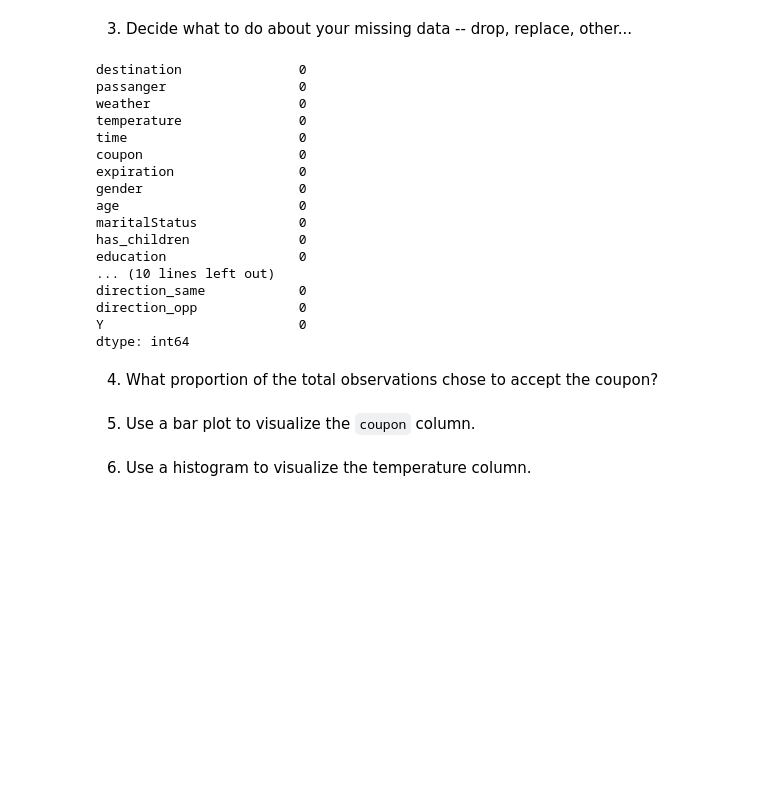
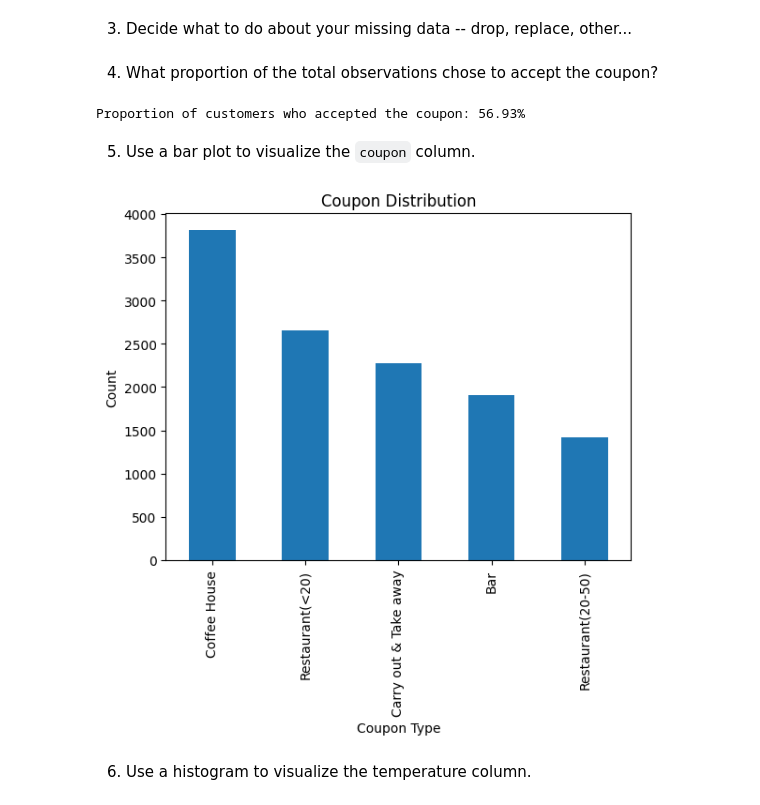
Before and after one commit to gowd-haraginadoni/ML-Will-Customer-Accept-Coupon, a Jupyter notebook: prompt.ipynb, the cells around one changed output. Saved outputs shown, nothing was run; the diff lists cells and outputs as text; code cells hidden in the pictures; blank space fills up the shorter version.

```diff
--- a/prompt.ipynb
+++ b/prompt.ipynb
@@ -106,32 +173,36 @@ dtype: int64
 # %%
 # Remove the car column as it has 12576 NaN values out of 12684.
 data = data.drop(columns=['car'])
-data.isna().sum()
 
 # Drop the remaining 794 rows. We are removing about 6.31% of the data, so this has no impact.
-# data = data.dropna(subset=['Bar', 'CoffeeHouse', 'CarryAway', 'RestaurantLessThan20', 'Restaurant20To50'])
-# data.isna().sum()
+data = data.dropna(subset=['Bar', 'CoffeeHouse', 'CarryAway', 'RestaurantLessThan20', 'Restaurant20To50'])
-# %% [output]
-destination               0
-passanger                 0
-weather                   0
-temperature               0
-time                      0
-coupon                    0
-expiration                0
-gender                    0
-age                       0
-maritalStatus             0
-has_children              0
-education                 0
-... (10 lines left out)
-direction_same            0
-direction_opp             0
-Y                         0
-dtype: int64
 # %% [markdown]
 4. What proportion of the total observations chose to accept the coupon?
+# %%
+# Proportion of customers who accepted the coupon
+def acceptance_rate(df):
+    if len(df) == 0:
+        return 0.0
+    percentage_accepted = df['Y'].value_counts(normalize=True)
+    return percentage_accepted[1] * 100
+
+def acceptance_rate_str(df):
+    v = acceptance_rate(df)
+    return f"{v:.2f}%"
+
+
+print(f"Proportion of customers who accepted the coupon: {acceptance_rate_str(data)}")
+# %% [output]
+Proportion of customers who accepted the coupon: 56.93%
 # %% [markdown]
 5. Use a bar plot to visualize the `coupon` column.
+# %%
+data['coupon'].value_counts().plot(kind='bar')
+plt.title('Coupon Distribution')
+plt.xlabel('Coupon Type')
+plt.ylabel('Count')
+plt.show()
+# %% [output]
+[figure, added]
 # %% [markdown]
 6. Use a histogram to visualize the temperature column.
```
Also changed, not shown: parts of 10 cells of this notebook.
